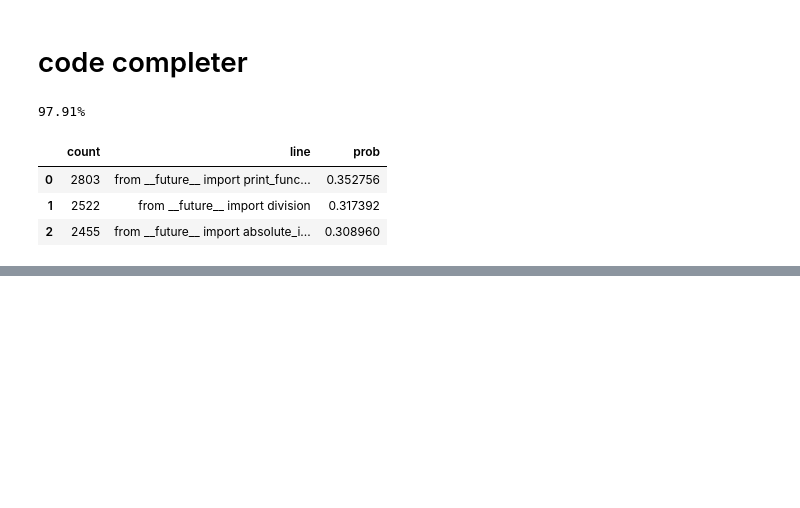
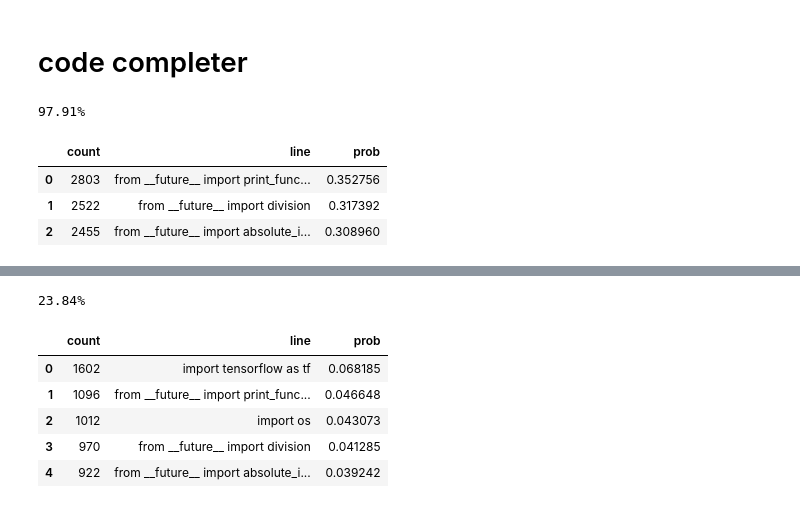
Before and after one commit to erez-aharonov/code_completion2, a Jupyter notebook: get_data_set_and_analyze.ipynb, the cells around one changed output, grey strips where cells are left out. Cells and saved outputs as stored; diff of their text form; code cells hidden in the pictures; blank space fills up the shorter version.

```diff
--- a/get_data_set_and_analyze.ipynb
+++ b/get_data_set_and_analyze.ipynb
@@ -171,0 +192,13 @@ code_completer.complete_code('from __f')
+# %%
+code_completer = CodePairImportLineCompleter.CodePairImportLineCompleter()
+code_completer.load_db(imports_lines_df)
+# %%
+code_completer.complete_code('import numpy as np', 5)
+# %% [output]
+23.84%
+|  | count | line | prob |
+| 0 | 1602 | import tensorflow as tf | 0.068185 |
+| 1 | 1096 | from __future__ import print_func... | 0.046648 |
+| 2 | 1012 | import os | 0.043073 |
+| 3 | 970 | from __future__ import division | 0.041285 |
+| 4 | 922 | from __future__ import absolute_i... | 0.039242 |
```
Also changed, not shown: parts of 10 cells of this notebook, 2 other files.
